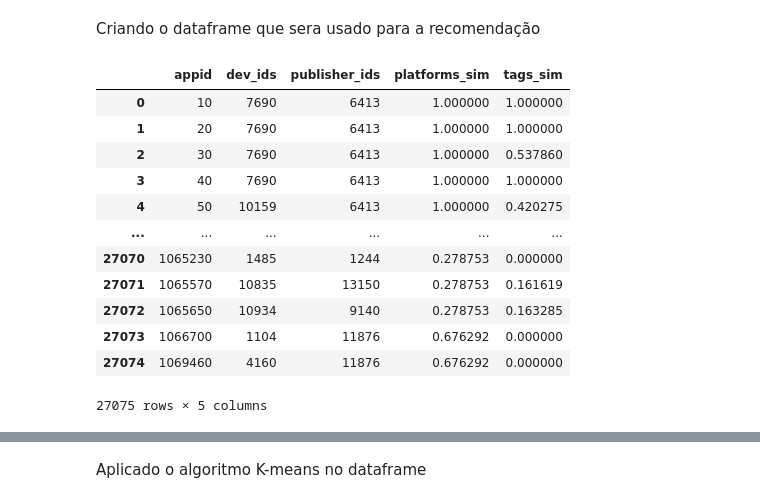
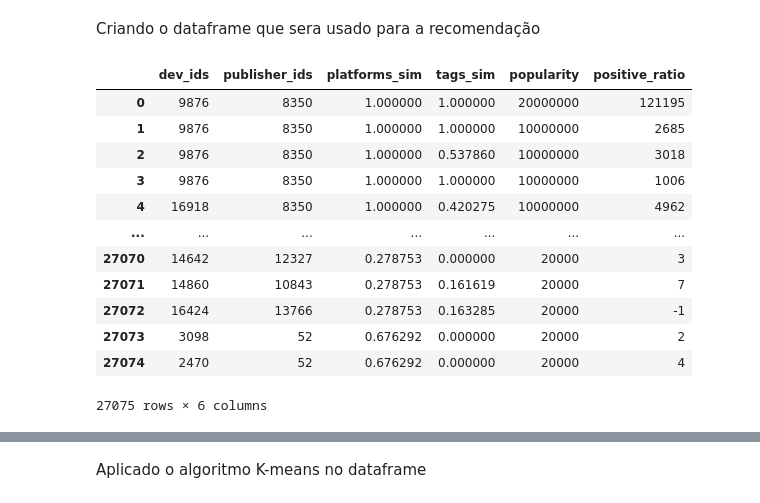
Before and after one commit to Gustavo-V-M/Recomendacao-Steam, a Jupyter notebook: analise_base_steam.ipynb, the cells around one changed output, grey strips where cells are left out. Saved outputs shown, nothing was run; the diff lists cells and outputs as text; code cells hidden in the pictures.

```diff
--- a/analise_base_steam.ipynb
+++ b/analise_base_steam.ipynb
@@ -57,31 +57,33 @@ Criando o dataframe que sera usado para a recomendação
 # %%
 def transform_to_id(dict_of_ids, lst):
     list_of_ids = []
     keys = list(dict_of_ids.keys())
     values = list(dict_of_ids.values())
     for name in lst:
         list_of_ids.append(keys[values.index(name)])
 
     return list_of_ids
 
 dev_ids = transform_to_id(dev_lookup, df_steam["developer"])
 publisher_ids = transform_to_id(publisher_lookup, df_steam["publisher"])
 
-data_dict = {"appid": df_steam["appid"], "dev_ids": dev_ids, "publisher_ids": publisher_ids, "platforms_sim": list(cos_sim_platforms[0]), "tags_sim": list(cos_sim_tags[0])}
+popularity = [x.split("-")[1] for x in df_steam["owners"]]
+positive_ratio = [pos-neg for pos,neg in zip(df_steam["positive_ratings"], df_steam["negative_ratings"])]
+data_dict = {"dev_ids": dev_ids, "publisher_ids": publisher_ids, "platforms_sim": list(cos_sim_platforms[0]), "tags_sim": list(cos_sim_tags[0]), "popularity": popularity, "positive_ratio": positive_ratio}
 
 data_df = pd.DataFrame(data_dict)
 data_df
 # %% [output]
-|  | appid | dev_ids | publisher_ids | platforms_sim | tags_sim |
-| 0 | 10 | 7690 | 6413 | 1.000000 | 1.000000 |
-| 1 | 20 | 7690 | 6413 | 1.000000 | 1.000000 |
-| 2 | 30 | 7690 | 6413 | 1.000000 | 0.537860 |
-| 3 | 40 | 7690 | 6413 | 1.000000 | 1.000000 |
-| 4 | 50 | 10159 | 6413 | 1.000000 | 0.420275 |
-| ... | ... | ... | ... | ... | ... |
-| 27070 | 1065230 | 1485 | 1244 | 0.278753 | 0.000000 |
-| 27071 | 1065570 | 10835 | 13150 | 0.278753 | 0.161619 |
-| 27072 | 1065650 | 10934 | 9140 | 0.278753 | 0.163285 |
-| 27073 | 1066700 | 1104 | 11876 | 0.676292 | 0.000000 |
-| 27074 | 1069460 | 4160 | 11876 | 0.676292 | 0.000000 |
+|  | dev_ids | publisher_ids | platforms_sim | tags_sim | popularity | positive_ratio |
+| 0 | 9876 | 8350 | 1.000000 | 1.000000 | 20000000 | 121195 |
+| 1 | 9876 | 8350 | 1.000000 | 1.000000 | 10000000 | 2685 |
+| 2 | 9876 | 8350 | 1.000000 | 0.537860 | 10000000 | 3018 |
+| 3 | 9876 | 8350 | 1.000000 | 1.000000 | 10000000 | 1006 |
+| 4 | 16918 | 8350 | 1.000000 | 0.420275 | 10000000 | 4962 |
+| ... | ... | ... | ... | ... | ... | ... |
+| 27070 | 14642 | 12327 | 0.278753 | 0.000000 | 20000 | 3 |
+| 27071 | 14860 | 10843 | 0.278753 | 0.161619 | 20000 | 7 |
+| 27072 | 16424 | 13766 | 0.278753 | 0.163285 | 20000 | -1 |
+| 27073 | 3098 | 52 | 0.676292 | 0.000000 | 20000 | 2 |
+| 27074 | 2470 | 52 | 0.676292 | 0.000000 | 20000 | 4 |
-27075 rows × 5 columns
+27075 rows × 6 columns
```
Also changed, not shown: parts of 6 cells of this notebook.
